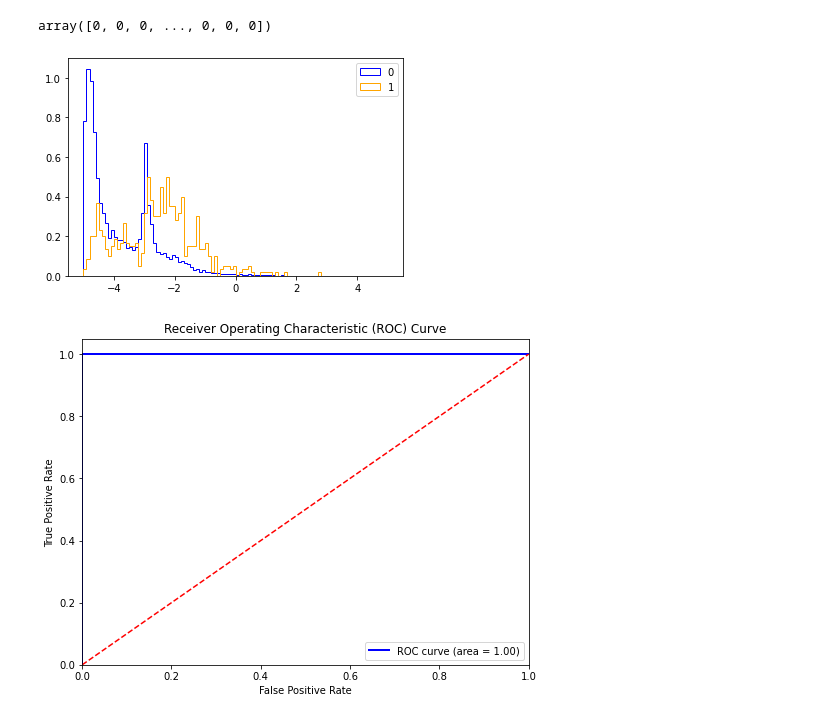
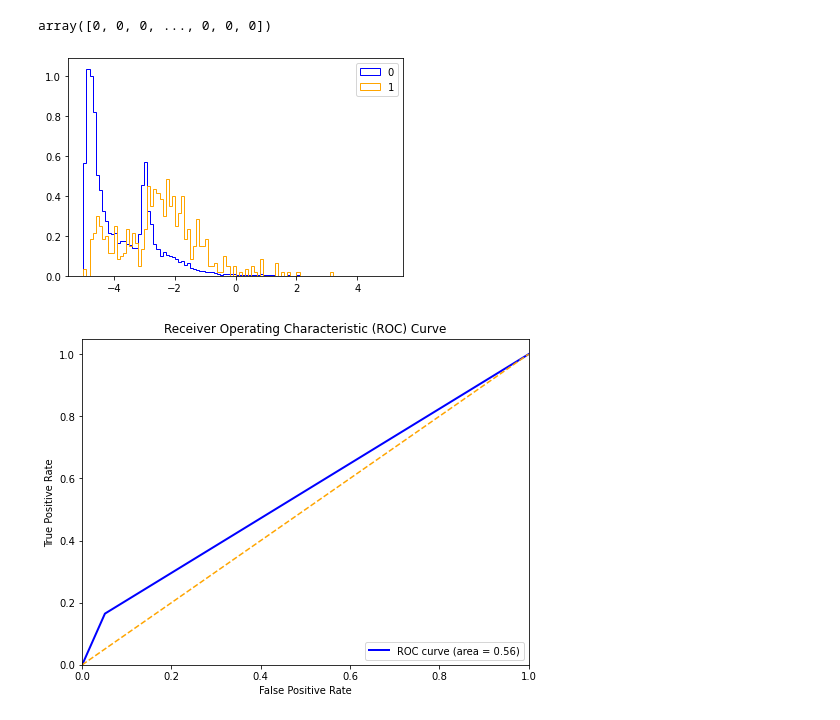
Before and after one commit to randolphwanjiru/DSP4380, a Jupyter notebook: Tabular/Customer Satisification Project Submission.ipynb, the cells around one changed output. Saved outputs shown, nothing was run; the diff lists cells and outputs as text; code cells hidden in the pictures.

```diff
--- a/Tabular/Customer Satisification Project Submission.ipynb
+++ b/Tabular/Customer Satisification Project Submission.ipynb
@@ -165,6 +188,6 @@ print(percentage_df)
 # %%
-columns_to_drop = ['ID', 'target']
-X_train = X_train.drop(columns=columns_to_drop, errors='ignore')
+columns_to_drop = ['ID', 'TARGET']
+X_train = train_data.drop(columns=columns_to_drop, errors='ignore')
 
 # Identify categorical columns in the training dataset
 categorical_columns = X_train.select_dtypes(include=['object']).columns
@@ -237,3 +252,5 @@ from sklearn.metrics import roc_curve, roc_auc_score
+# %%
+y_train = df['TARGET']
 # %%
 # Split the training data into training and validation sets
 X_train_split, X_val_split, y_train_split, y_val_split = train_test_split(X_train, y_train, test_size=0.2, random_state=42)
@@ -326,8 +354,8 @@ Fisher.predict(X_val.to_numpy())
 # %% [output]
 array([0, 0, 0, ..., 0, 0, 0])
 # %%
-X_val_0 = X_val[y_val.to_numpy() == 0]
-X_val_1 = X_val[y_val.to_numpy() == 1]
+X_val_0 = X_val_split[y_val_split.to_numpy() == 0]
+X_val_1 = X_val_split[y_val_split.to_numpy() == 1]
 
 plt.figure()
 
@@ -339,18 +367,18 @@ plt.legend(loc='upper right')
 
 plt.show()
 # %% [output]
-[figure, old version]
+[figure, new version]
 # %%
 # Create ROC Curve
 plt.figure(figsize=(8, 6))
 plt.plot(fpr, tpr, color='blue', lw=2, label='ROC curve (area = %0.2f)' % roc_auc)
-plt.plot([0, 1], [0, 1], color='red', linestyle='--')
+plt.plot([0, 1], [0, 1], color='orange', linestyle='--')
 plt.xlim([0.0, 1.0])
 plt.ylim([0.0, 1.05])
 plt.xlabel('False Positive Rate')
 plt.ylabel('True Positive Rate')
 plt.title('Receiver Operating Characteristic (ROC) Curve')
 plt.legend(loc="lower right")
 plt.show()
 # %% [output]
-[figure, old version]
+[figure, new version]
```
Also changed, not shown: parts of 21 cells of this notebook.
